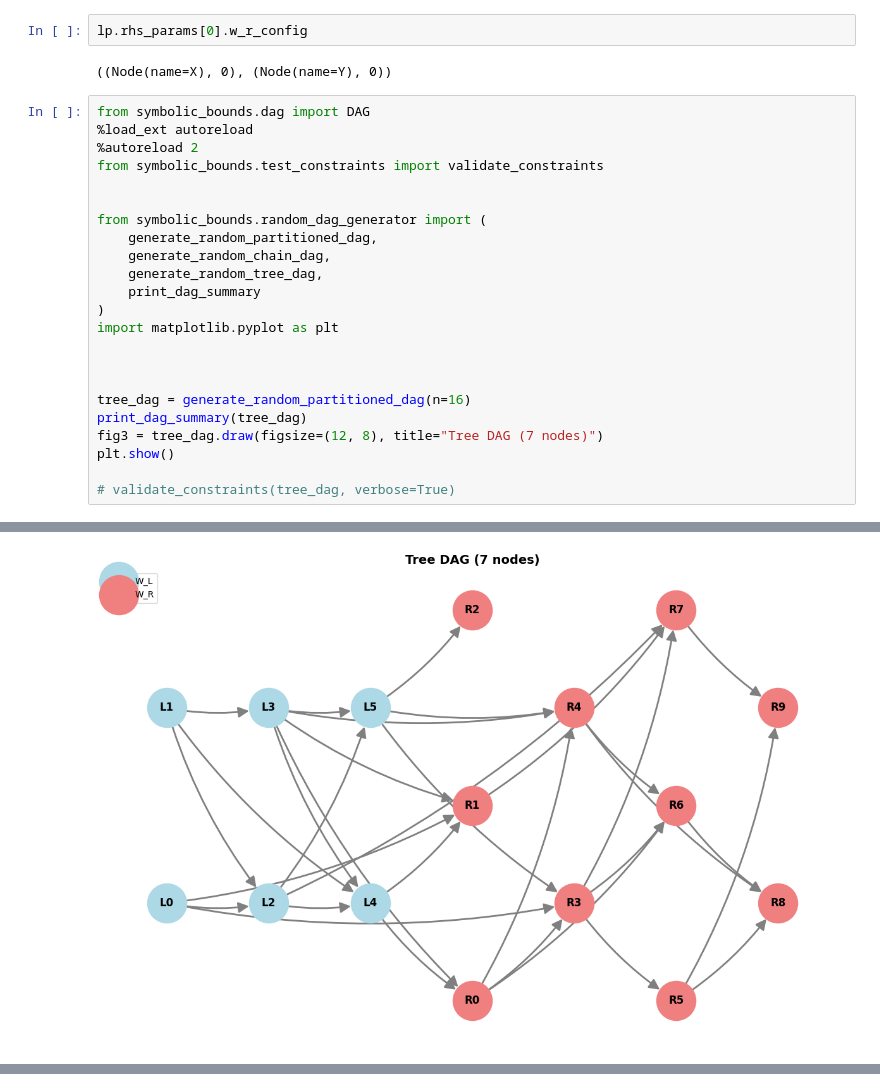
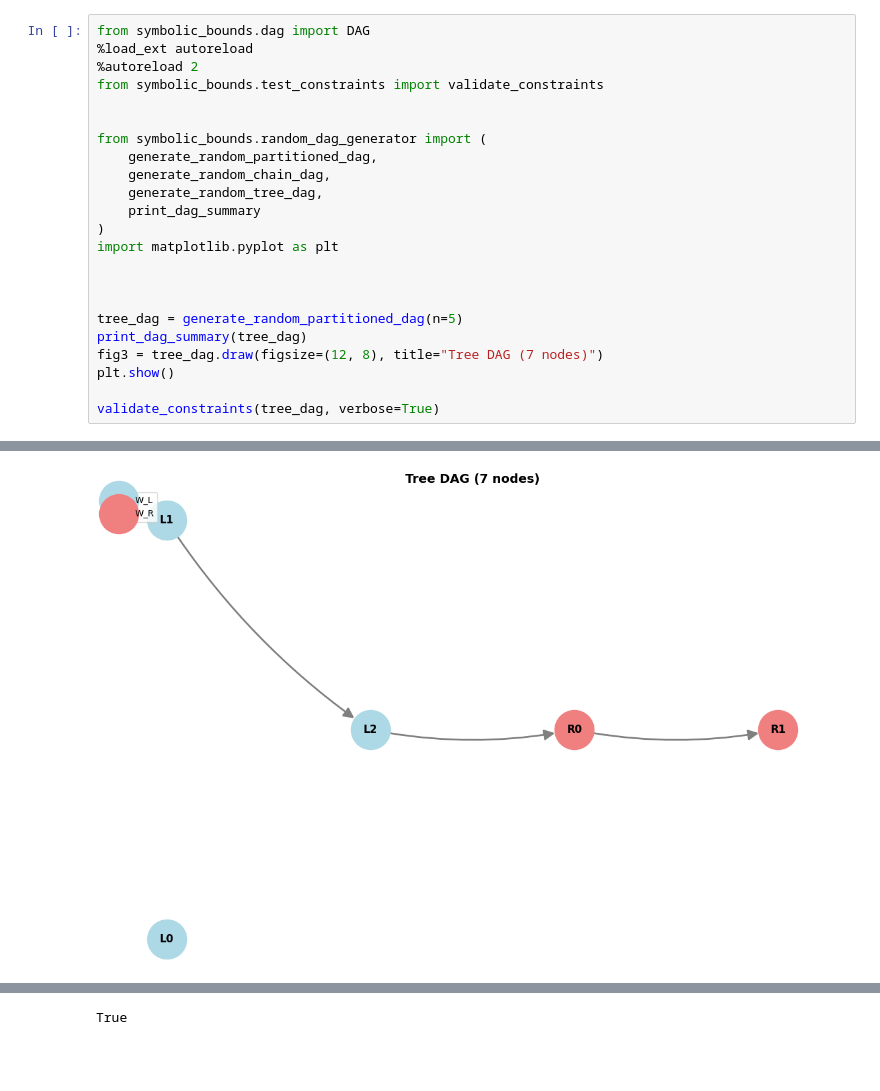
Before and after one commit to tmaringgele/Optimal-Experiments-for-Partial-Causal-Effect-Identification, a Jupyter notebook: symb_bounds_test.ipynb, the cells around one changed output, grey strips where cells are left out. Saved outputs shown, nothing was run; the diff lists cells and outputs as text; blank space fills up the shorter version.

```diff
--- a/symb_bounds_test.ipynb
+++ b/symb_bounds_test.ipynb
@@ -292,7 +99,3 @@ LP ready for vertex enumeration and parametric optimization
-# %%
-lp.rhs_params[0].w_r_config
-# %% [output]
-((Node(name=X), 0), (Node(name=Y), 0))
 # %%
 from symbolic_bounds.dag import DAG
 %load_ext autoreload
@@ -310,12 +113,12 @@ import matplotlib.pyplot as plt
 
 
 
-tree_dag = generate_random_partitioned_dag(n=16)
+tree_dag = generate_random_partitioned_dag(n=5)
 print_dag_summary(tree_dag)
 fig3 = tree_dag.draw(figsize=(12, 8), title="Tree DAG (7 nodes)")
 plt.show()
 
-# validate_constraints(tree_dag, verbose=True)
+validate_constraints(tree_dag, verbose=True)
 # %% [output]
 The autoreload extension is already loaded. To reload it, use:
   %reload_ext autoreload
@@ -337 +133 @@ DAG Summary:
-[figure, old version]
+[figure, new version]
@@ -337,0 +151 @@ DAG Summary:
+True
```
Also changed, not shown: parts of 5 cells of this notebook, 21 other files.
